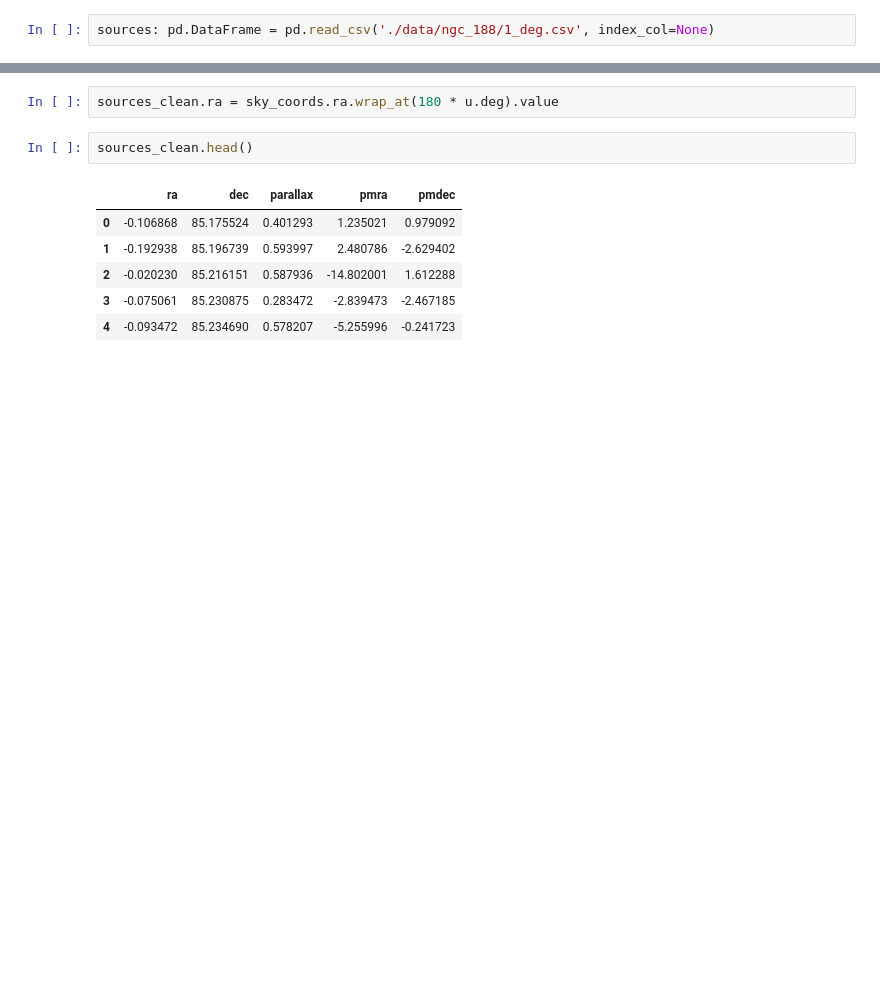
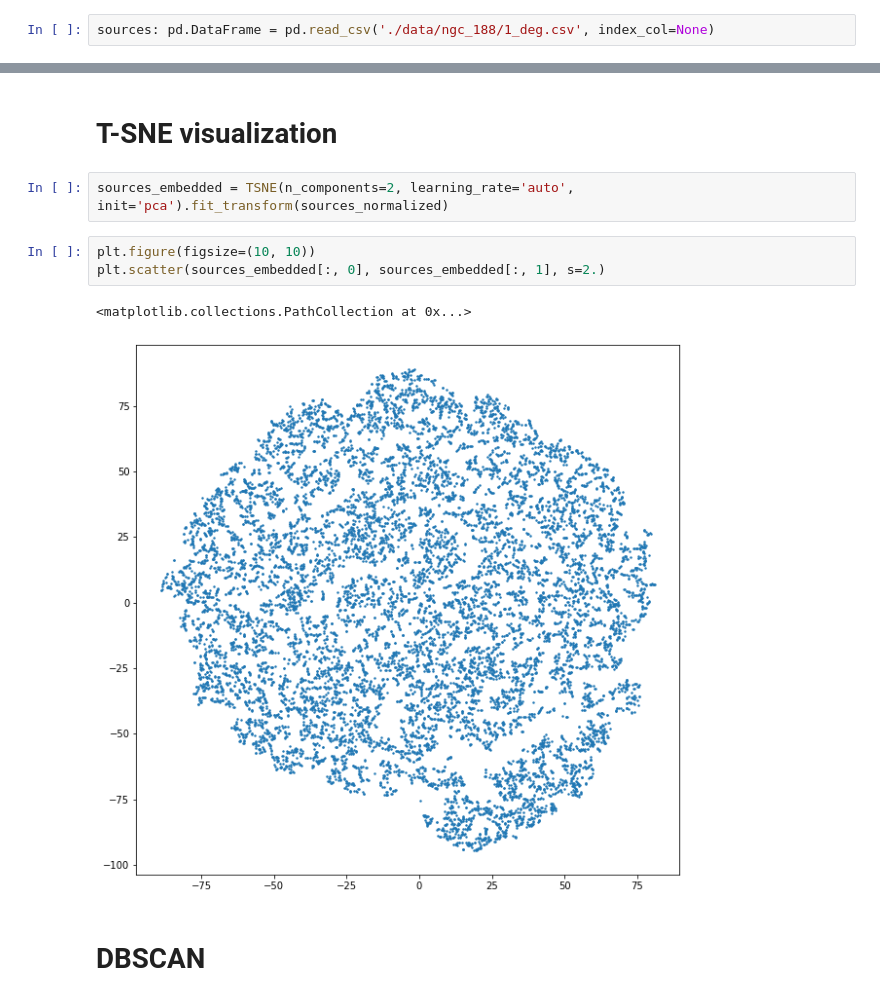
Before and after one commit to maja-jablonska/blue-stragglers-with-gaia, a Jupyter notebook: ngc_188_clustering.ipynb, the cells around one changed output, grey strips where cells are left out. Cells and saved outputs as stored; diff of their text form; blank space fills up the shorter version.

```diff
--- a/ngc_188_clustering.ipynb
+++ b/ngc_188_clustering.ipynb
@@ -44,13 +101,14 @@ plt.legend(loc='lower right', fontsize=14)
 [figure]
-# %%
-sources_clean.ra = sky_coords.ra.wrap_at(180 * u.deg).value
-# %%
-sources_clean.head()
-# %% [output]
-|  | ra | dec | parallax | pmra | pmdec |
-| 0 | -0.106868 | 85.175524 | 0.401293 | 1.235021 | 0.979092 |
-| 1 | -0.192938 | 85.196739 | 0.593997 | 2.480786 | -2.629402 |
-| 2 | -0.020230 | 85.216151 | 0.587936 | -14.802001 | 1.612288 |
-| 3 | -0.075061 | 85.230875 | 0.283472 | -2.839473 | -2.467185 |
-| 4 | -0.093472 | 85.234690 | 0.578207 | -5.255996 | -0.241723 |
+# %% [markdown]
+# T-SNE visualization
+# %%
+sources_embedded = TSNE(n_components=2, learning_rate='auto', init='pca').fit_transform(sources_normalized)
+# %%
+plt.figure(figsize=(10, 10))
+plt.scatter(sources_embedded[:, 0], sources_embedded[:, 1], s=2.)
+# %% [output]
+<matplotlib.collections.PathCollection at 0x...>
+[figure, added]
+# %% [markdown]
+# DBSCAN
 # %%
```
Also changed, not shown: parts of 31 cells of this notebook, 4 other files.
